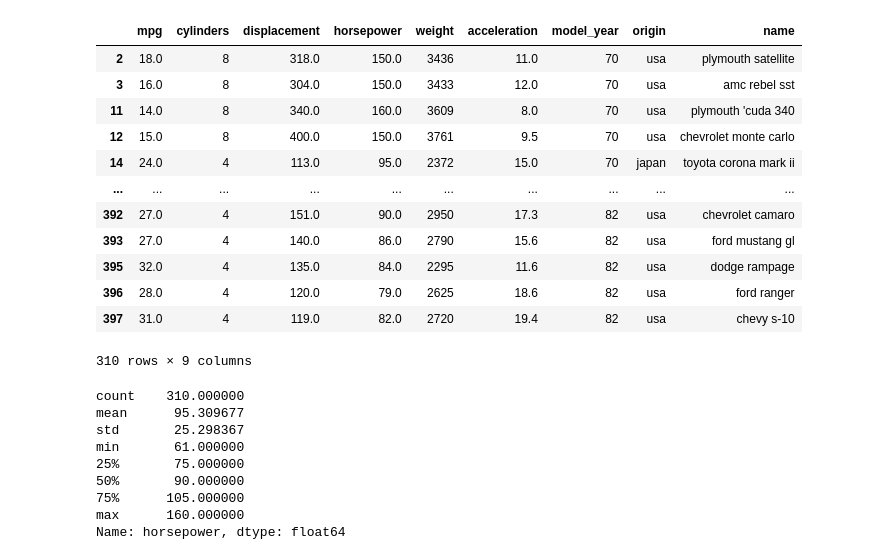
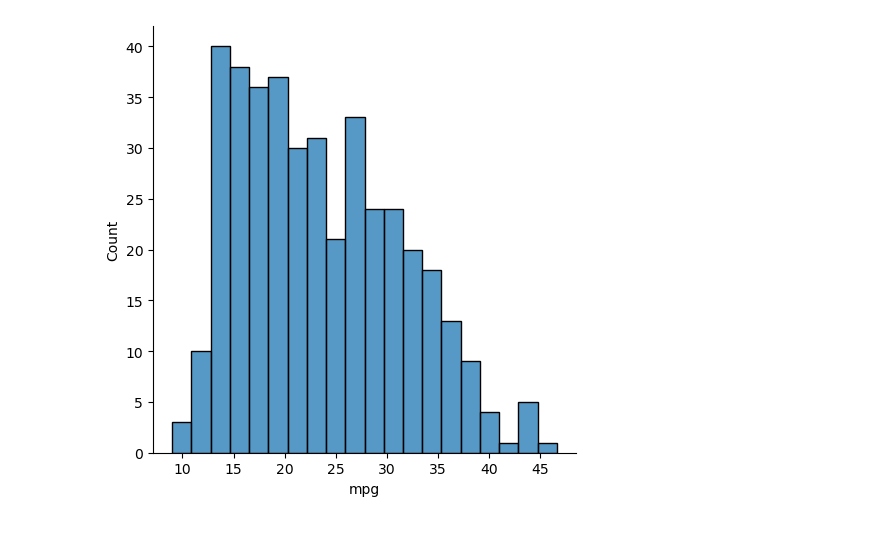
Before and after one commit to UD-Math-Data-Science-1/book, a Jupyter notebook: _notebooks/Example 2.19.ipynb, the cells around one changed output. Drawn from its saved outputs; the diff is of its cells as text; code cells hidden in the pictures; blank space fills up the shorter version.

```diff
--- a/_notebooks/Example 2.19.ipynb
+++ b/_notebooks/Example 2.19.ipynb
@@ -37,31 +12,4 @@ Name: mpg, dtype: int64
-# %%
-def keeper(x):
-    return len(x) > 29
-hp_30 = by_hp.filter(keeper)
-hp_30
-# %% [output]
-|  | mpg | cylinders | displacement | horsepower | weight | acceleration | model_year | origin | name |
-| 2 | 18.0 | 8 | 318.0 | 150.0 | 3436 | 11.0 | 70 | usa | plymouth satellite |
-| 3 | 16.0 | 8 | 304.0 | 150.0 | 3433 | 12.0 | 70 | usa | amc rebel sst |
-| 11 | 14.0 | 8 | 340.0 | 160.0 | 3609 | 8.0 | 70 | usa | plymouth 'cuda 340 |
-| 12 | 15.0 | 8 | 400.0 | 150.0 | 3761 | 9.5 | 70 | usa | chevrolet monte carlo |
-| 14 | 24.0 | 4 | 113.0 | 95.0 | 2372 | 15.0 | 70 | japan | toyota corona mark ii |
-| ... | ... | ... | ... | ... | ... | ... | ... | ... | ... |
-| 392 | 27.0 | 4 | 151.0 | 90.0 | 2950 | 17.3 | 82 | usa | chevrolet camaro |
-| 393 | 27.0 | 4 | 140.0 | 86.0 | 2790 | 15.6 | 82 | usa | ford mustang gl |
-| 395 | 32.0 | 4 | 135.0 | 84.0 | 2295 | 11.6 | 82 | usa | dodge rampage |
-| 396 | 28.0 | 4 | 120.0 | 79.0 | 2625 | 18.6 | 82 | usa | ford ranger |
-| 397 | 31.0 | 4 | 119.0 | 82.0 | 2720 | 19.4 | 82 | usa | chevy s-10 |
-310 rows × 9 columns
-# %%
-hp_30["horsepower"].describe()
-# %% [output]
-count    310.000000
-mean      95.309677
-std       25.298367
-min       61.000000
-25%       75.000000
-50%       90.000000
-75%      105.000000
-max      160.000000
-Name: horsepower, dtype: float64
+# %%
+sns.displot(data=cars, x="mpg", bins=20);
+# %% [output]
+[figure, added]
```
Also changed, not shown: parts of 9 cells of this notebook, 9 other files.
